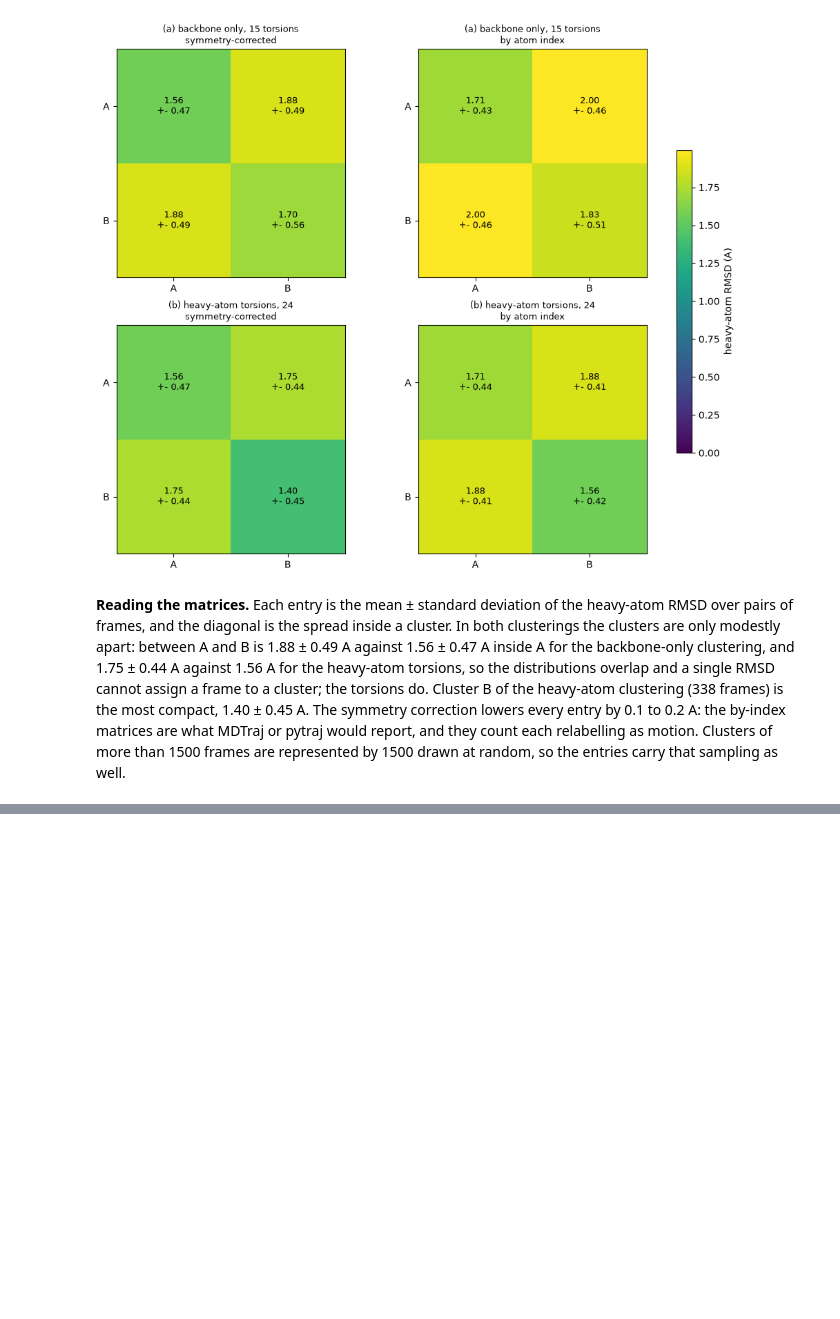
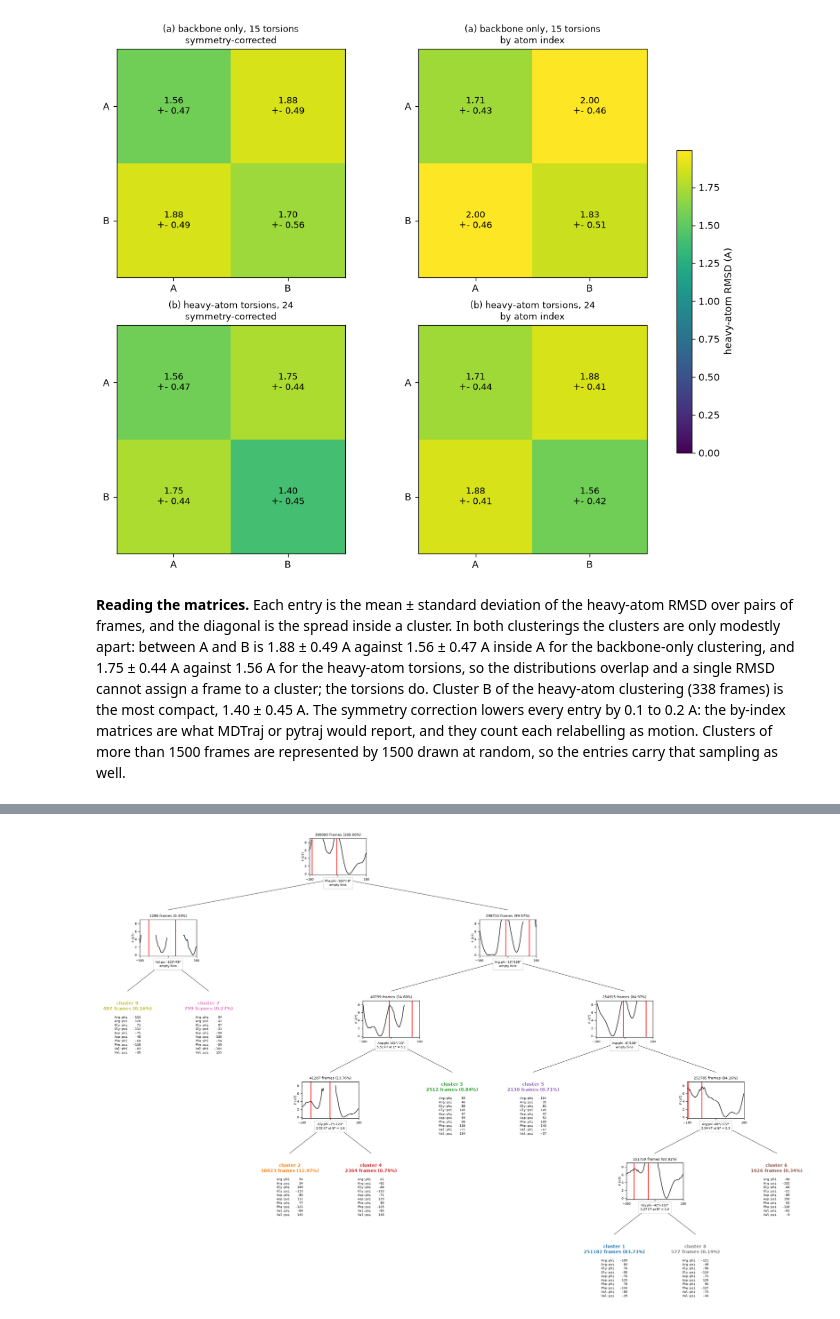
Before and after one commit to csy0000/MD-tools, a Jupyter notebook: docs/tutorial/rgdfv/analysis/clustering.ipynb, the cells around one changed output, grey strips where cells are left out. Saved outputs shown, nothing was run; the diff lists cells and outputs as text; code cells hidden in the pictures; blank space fills up the shorter version.

```diff
--- a/docs/tutorial/rgdfv/analysis/clustering.ipynb
+++ b/docs/tutorial/rgdfv/analysis/clustering.ipynb
@@ -390,14 +265,0 @@ of the SDF drawn in section 1 (CG 20 and its oxygens 21 and 22; NE 34, CZ 35 and
-# %%
-from md_tools.analysis import resonance_hybrid
-
-hybrid = resonance_hybrid(mol)
-rows = []
-for i in (20, 21, 22, 34, 35, 36, 37):
-    rows.append({"atom": f"{sym(i)}{i}", "formal charge, drawn": mol.GetAtomWithIdx(i).GetFormalCharge(),
-                 "charge, canonical": round(hybrid.atom_charge[i], 3)})
-atoms_table = pd.DataFrame(rows).set_index("atom")
-bond_rows = []
-for i, j in ((20, 21), (20, 22), (34, 35), (35, 36), (35, 37)):
-    bond_rows.append({"bond": f"{sym(i)}{i}-{sym(j)}{j}", "order, drawn": mol.GetBondBetweenAtoms(i, j).GetBondTypeAsDouble(),
-                      "order, canonical": round(hybrid.bond_order[(min(i, j), max(i, j))], 3)})
-display(atoms_table.T); display(pd.DataFrame(bond_rows).set_index("bond").T)
@@ -449,14 +265,0 @@ guanidinium) in every combination. The new orbits have weight 1/2 per column, li
-# %%
-tors19 = md.compute_dihedrals(traj, list(columns19.values()))
-fit19 = t_hdbscan(tors19, molecule=mol, torsion_definitions=defs19, coordinates=traj,
-                  atom_mapping=mapping).fit()
-al19 = fit19.align_all(per_cluster=True)
-fig, axes = plt.subplots(2, 4, figsize=(16, 6.4), layout="constrained", sharex=True)
-for r, (title, theta) in enumerate((("as stored", fit19.closed_theta_), ("one labelling", al19["angles"]))):
-    for j, name in enumerate(["Asp:chi2", "Asp:chi2@18-19-20-22", "Arg:chi5", "Arg:chi5@33-34-35-37"]):
-        col = desc19.names.index(name)
-        axes[r, j].hist(theta[:, col], bins=edges, density=True, histtype="step", lw=2.0, color=palette(0))
-        axes[r, j].set_xlim(-np.pi, np.pi); axes[r, j].set_title(f"{name} -- {title}", fontsize=9)
-for j in range(4):
-    axes[1, j].set_xlabel("rad")
-plt.show()
@@ -659,0 +482,12 @@ plt.show()
+# %%
+BACKBONE = {n: q for n, q in BACKBONE_AND_SYMMETRIC.items() if "chi" not in n}
+full = [md.load(str(ROOT / f"REST2-run{r}/md_script/solute_state0_prod1.nc"),
+                top=str(ROOT / "system/built.solute.pdb")) for r in (1, 2, 3)]
+per_run = [p.n_frames for p in full]
+full = full[0].join(full[1]).join(full[2])
+defs15 = TorsionDefinitions(quads=tuple(BACKBONE.values()), names=tuple(BACKBONE), indexing="zero-based", units="radian")
+tors15 = md.compute_dihedrals(full, list(BACKBONE.values()))
+cells15 = cut_clustering(t_hdbscan(tors15, molecule=mol, torsion_definitions=defs15, coordinates=full,
+                                   atom_mapping=mapping))
+print(f"frames per run {per_run}; {cells15['n_clusters']} clusters")
+print("\n".join(cells15["log"]))
@@ -659,0 +504,4 @@ plt.show()
+# %%
+plot_split_tree(cells15, leaf_torsions=[f"{r}:{t}" for r in ("Arg", "Gly", "Asp", "Phe", "Val") for t in ("phi", "psi")]);
+# %% [output]
+[figure, added]
```
Also changed, not shown: parts of 42 cells of this notebook, 20 other files.
